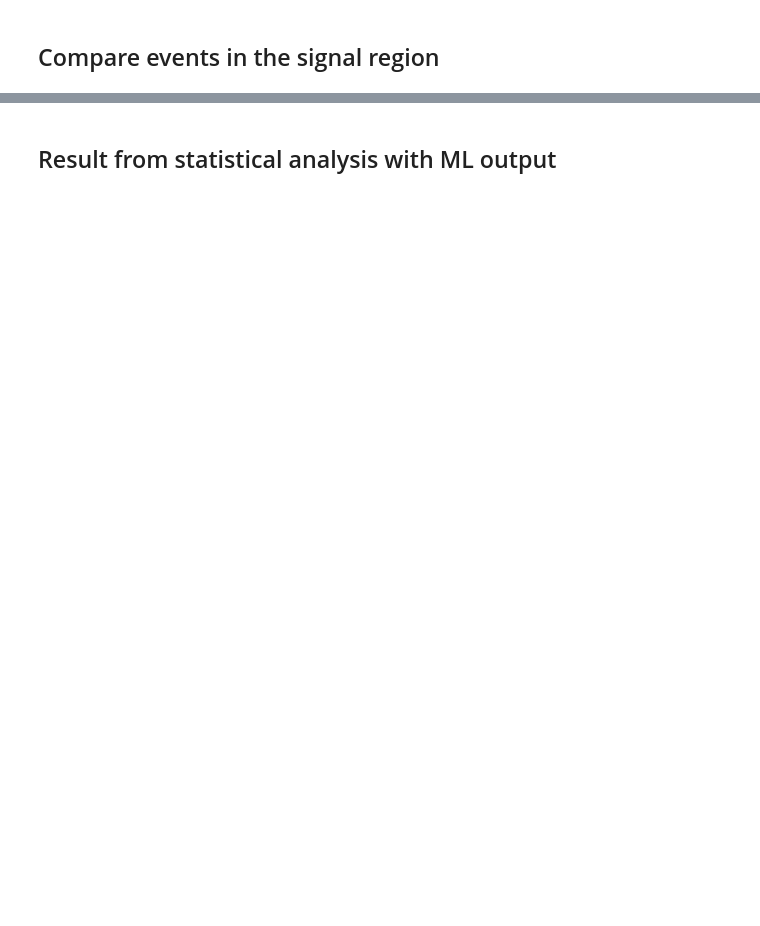
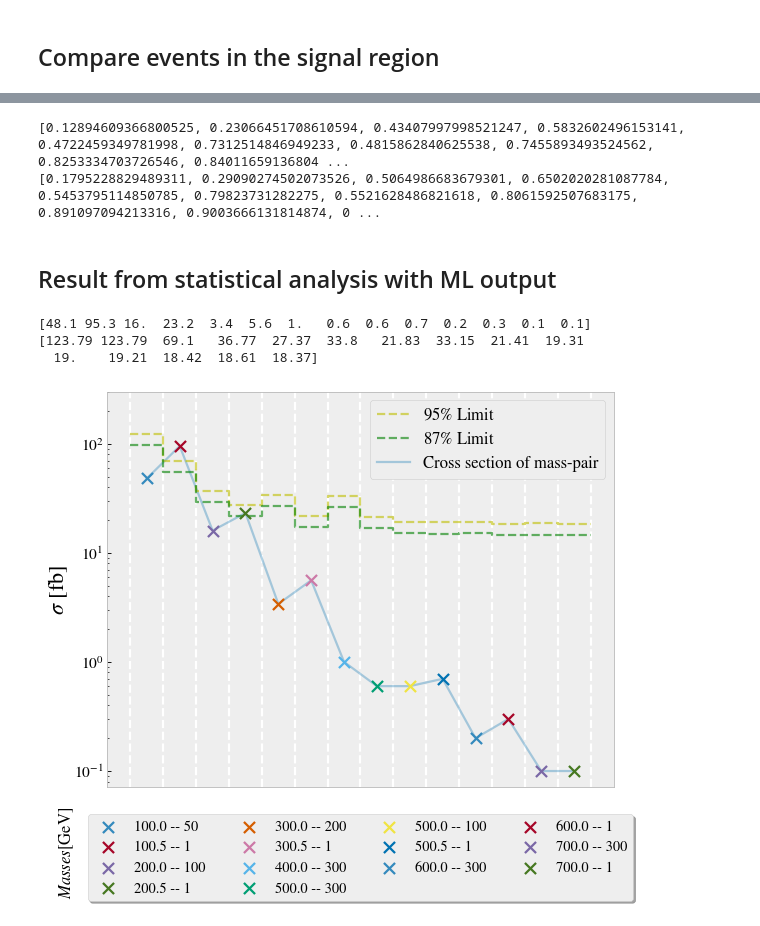
Before and after one commit to WilliamHirst/FYS5555, a Jupyter notebook: Proj3/new_notebooks/Histo.ipynb, the cells around one changed output, grey strips where cells are left out. Drawn from its saved outputs; the diff is of its cells as text; code cells hidden in the pictures; blank space fills up the shorter version.

```diff
--- a/Proj3/new_notebooks/Histo.ipynb
+++ b/Proj3/new_notebooks/Histo.ipynb
@@ -309,6 +415,8 @@ for i in range(len(SUSY_masses)):
     X_mass = df[mass_index]
     weight_mass = df_weights[mass_index].array
     pred = xgb.predict_proba(X_mass)[:,1]
-    SUSY_nr_events_AC[SUSY_masses[i]] = np.sum(weight_mass[np.array(pred>0)])
-    effic[SUSY_masses[i]] = SUSY_nr_events_AC[SUSY_masses[i]]/SUSY_nr_events_BC[SUSY_masses[i]]
-    print(f"{SUSY_masses[i]}: After Cuts {int(SUSY_nr_events_AC[SUSY_masses[i]])}, eff = {effic[SUSY_masses[i]]:.2f}")
+    SUSY_nr_events_AMLC[SUSY_masses[i]] = np.sum(weight_mass[np.array(pred>threshold)])
+    effic_ML[SUSY_masses[i]] = SUSY_nr_events_AMLC[SUSY_masses[i]]/SUSY_nr_events_BC[SUSY_masses[i]]
+    effic_nML[SUSY_masses[i]] = SUSY_nr_events_AVC[SUSY_masses[i]]/SUSY_nr_events_BC[SUSY_masses[i]]
+    print(f"{SUSY_masses[i]}: After Variable Cuts {int(SUSY_nr_events_AVC[SUSY_masses[i]])}, eff = {effic_nML[SUSY_masses[i]]:.2f}")
+    print(f"{SUSY_masses[i]}: After ML Cuts {int(SUSY_nr_events_AMLC[SUSY_masses[i]])}, eff = {effic_ML[SUSY_masses[i]]:.2f}")
@@ -328,10 +454,15 @@ for i in range(len(SUSY_masses)):
 sort_indx = sorted(range(len(LM)), key=lambda k: LM[k])
 
 M = [M[i] for i in sort_indx]
-events_l = list(SUSY_nr_events_AC.values())
-effic_l = list(effic.values())
-effic = [effic_l[i] for i in sort_indx]
-SUSY_nr_events_AC = [events_l[i] for i in sort_indx]
-#print(effic)
+effic_l1 = list(effic_ML.values())
+effic_ML = [effic_l1[i] for i in sort_indx]
+effic_l2 = list(effic_nML.values())
+effic_nML = [effic_l2[i] for i in sort_indx]
+
+print(effic_nML)
+print(effic_ML)
+# %% [output]
+[0.12894609366800525, 0.23066451708610594, 0.43407997998521247, 0.5832602496153141, 0.4722459349781998, 0.7312514846949233, 0.4815862840625538, 0.7455893493524562, 0.8253334703726546, 0.84011659136804 ...
+[0.1795228829489311, 0.29090274502073526, 0.5064986683679301, 0.6502020281087784, 0.5453795114850785, 0.79823731282275, 0.5521628486821618, 0.8061592507683175, 0.891097094213316, 0.9003666131814874, 0 ...
 # %% [markdown]
 ## Result from statistical analysis with ML output
@@ -363,34 +469,53 @@ x = np.linspace(0.5,len(nr_Events)+0.5, len(OLim))
+# %%
+OLim = [123.79, 69.1, 36.77, 27.37, 33.8, 21.83, 33.15, 21.41, 19.31, 19.0, 19.21, 18.42, 18.61, 18.37]
+OLim_1p5 = [97.84, 54.69, 29.06, 21.63, 26.71, 17.25, 26.2, 16.92, 15.29, 15.02, 15.2, 14.56, 14.71, 14.52]
+
+nr_Events = np.around(np.array(SUSY_nr_events_AC))/10
+OLim = np.array(OLim)
+
+OLim = np.insert(OLim,0, OLim[0])
+OLim_1p5 = np.insert(OLim_1p5,0, OLim_1p5[0])
+OLim_1 = np.insert(OLim_1,0, OLim_1[0])
+x = np.linspace(0.5,len(nr_Events)+0.5, len(OLim))
+print(nr_Events)
+print(OLim)
+# %% [output]
+[48.1 95.3 16.  23.2  3.4  5.6  1.   0.6  0.6  0.7  0.2  0.3  0.1  0.1]
+[123.79 123.79  69.1   36.77  27.37  33.8   21.83  33.15  21.41  19.31
+  19.    19.21  18.42  18.61  18.37]
 # %%
 fig = plt.figure(figsize = (7.4, 5.8), num=0, dpi=80, facecolor='w', edgecolor='k')
 ax = fig.add_subplot(1, 1, 1)
 ax.set_ylabel(r"$\sigma$ [fb]", fontsize=20)
 for i in range(len(nr_Events)):
-    ax.scatter(i+1, nr_Events[i], marker = "x", label = M[i], s = 100)
+    ax.scatter(i+1, nr_Events[i], marker = "x", label = M[i], s = 100,zorder=i+10)
 ax.set_yscale("log")
-ax.set_ylim(top = 8e2)
+ax.set_ylim(top = 3e2)
 plt.tick_params(
     axis='x',          # changes apply to the x-axis
     which='both',      # both major and minor ticks are affected
     bottom=False,      # ticks along the bottom edge are off
     top=False,         # ticks along the top edge are off
     labelbottom=False)
 plt.tight_layout(pad=1.1, w_pad=0.7, h_pad=0.2)
 plt.figtext(0.04, -0.02, r"$Masses$[GeV]", rotation=90, va='center', fontsize = 15)
 
 box = ax.get_position()
 ax.set_position([box.x0, box.y0 + box.height * 0.1,
                  box.width, box.height * 0.9])
 legend1 = plt.legend(loc='upper center', bbox_to_anchor=(0.5, -0.05),
           fancybox=True, shadow=True, ncol=4, fontsize=13)
-plt.plot(x, OLim, "--",drawstyle='steps', c = 'k', alpha = 0.5)
-plt.plot(x, OLim_1p5, "--",drawstyle='steps', c = 'y', alpha = 0.6)
+plt.plot(x, OLim, "--",drawstyle='steps', c = 'y', alpha = 0.6, zorder=1)
+plt.plot(x, OLim_1p5, "--",drawstyle='steps', c = 'g', alpha = 0.6)
 
-plt.plot(range(1,len(nr_Events)+ 1), nr_Events, alpha = 0.4, zorder=1)
+plt.plot(range(1,len(nr_Events)+ 1), nr_Events, alpha = 0.4, zorder=0)
 lines = ax.get_lines()
 legend2 = plt.legend(lines, [r'$95\%$ Limit', r'$87\%$ Limit','Cross section of mass-pair' ], loc='upper right',fontsize=15, framealpha = 1)
 ax.add_artist(legend1)
 for xi in x:
-    ax.axvline(xi, linestyle = "--", zorder=0, alpha = 1, c = "white")
+    ax.axvline(xi, linestyle = "--", zorder=-1, alpha = 1, c = "white")
 plt.grid(False)
 plt.savefig("figures/ExlusionEvents.pdf")
 plt.show()
+# %% [output]
+[figure, added]
```
Also changed, not shown: parts of 11 cells of this notebook, 1 other file.
